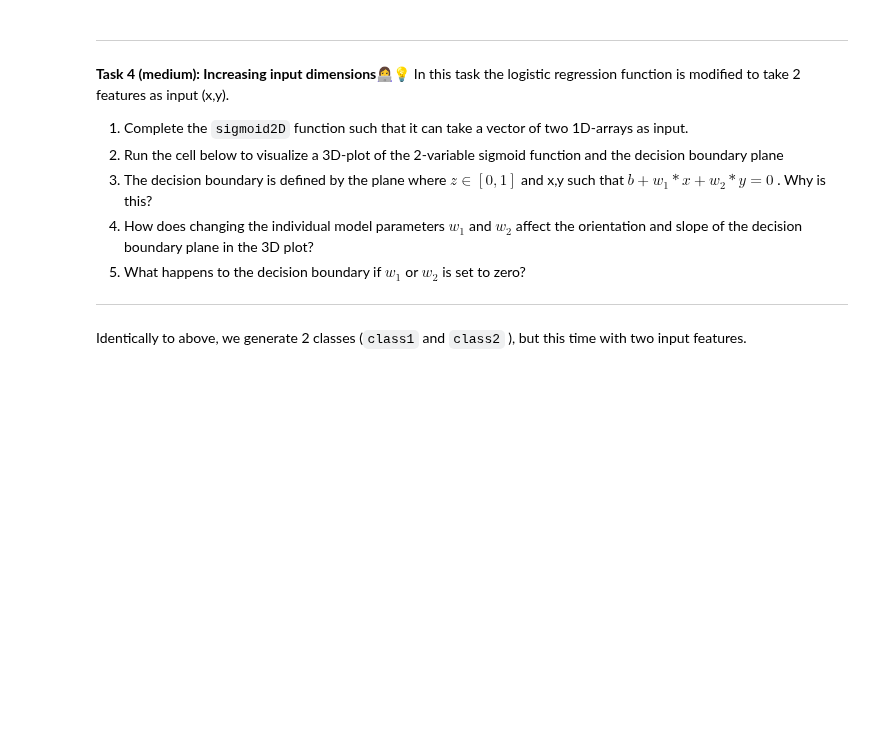
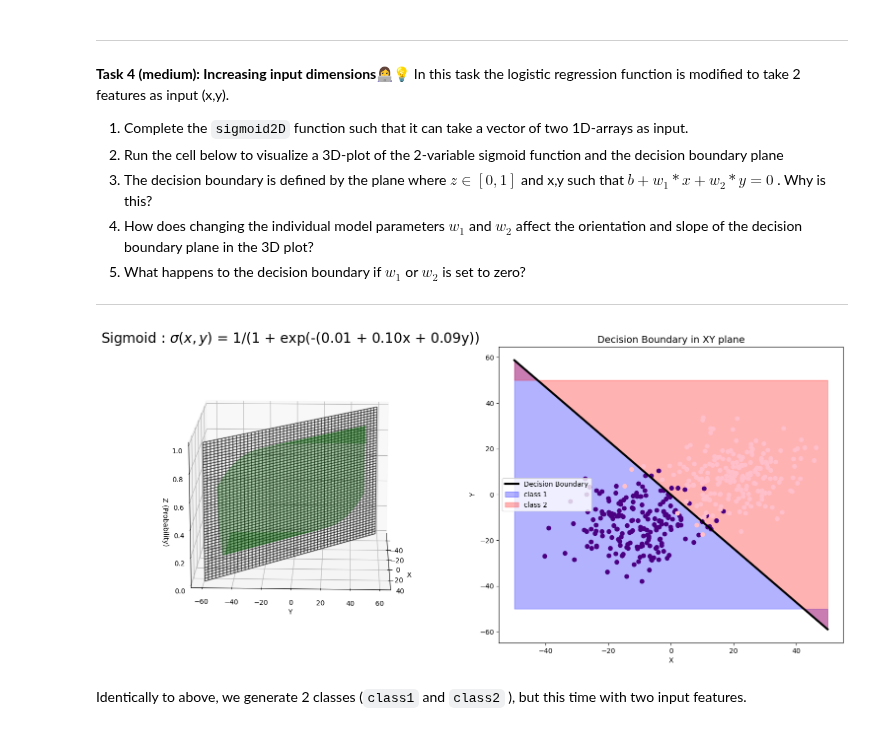
Before and after one commit to Mie-Jonasson/ComputerScienceMasters, a Jupyter notebook: IntroductionToMachineLearning/Exercises/W10/01-logistic_regression.ipynb, the cells around one changed output. Cells and saved outputs as stored; diff of their text form; code cells hidden in the pictures; blank space fills up the shorter version.

```diff
--- a/IntroductionToMachineLearning/Exercises/W10/01-logistic_regression.ipynb
+++ b/IntroductionToMachineLearning/Exercises/W10/01-logistic_regression.ipynb
@@ -175,5 +181,7 @@ def predict(x,w):
 # %% [markdown]
 The cell below visualizes the predictions.
+# %%
+params = [1.5, 0.15]
 # %%
 x_all = np.concatenate([x1,x2])
 y_all = np.concatenate([y1+np.random.normal(0,0.01,200),y2+np.random.normal(-0,0.01,200)])
@@ -220,13 +239,15 @@ def sigmoid2D(X,params) :  # sigmoid function
     :return: output values of the sigmoid function.
     """
     # Write solutions here
-    ...
+    z = X[0] * params[1] + X[1] * params[2] + params[0]
+    return sigmoid(z)
+
 
 #### Plotting
 x = np.linspace(-50, 50, 1000)
 y = np.linspace(-50, 50, 1000)
 X, Y = np.meshgrid(x, y)
-params3 = [0.07,0.037,0.085]
+params3 = [0.01,0.1,0.085] # [0.07,0.037,0.085]
 Z = sigmoid2D((X, Y),params3)
 
 fig = plt.figure(figsize=(15,7))
@@ -239,30 +260,35 @@ y_decision_boundary = -(params3[0]/params3[2]) - (params3[1]/params3[2]) * x
 
 # Create mesh for decision boundary plane in 3D space
 Y_decision, Z_decision = np.meshgrid(y_decision_boundary, np.linspace(0, 1, 1000))  # z from 0 to 1 for probabilities
 X_decision = np.tile(x, (len(Y_decision), 1))  # x values remain constant for the plane
 
 # Plot the decision boundary as a wireframe to make it clearly visible
 boundary_surface = ax1.plot_wireframe(X_decision, Y_decision, Z_decision, color='black', alpha=0.6, label='Decision Boundary')
 sigmoid_surface = ax1.plot_surface(X, Y, Z, color='green', alpha=0.3)  # making it more transparent
 
 ax1.set_title(r"Sigmoid : $\sigma(x,y)$ = 1/(1 + exp(-(%.2f + %.2fx + %.2fy))"%(params3[0],params3[1],params3[2]), fontsize=20)
 ax1.set_xlabel('X')
 ax1.set_ylabel('Y')
 ax1.set_zlabel('Z (Probability)')
 ax1.view_init(elev=15., azim=2)
 
 # ----- Second subplot: 2D projection of the decision boundary -----
 ax2 = fig.add_subplot(1, 2, 2)  # 1 row, 2 columns, second plot
 
 # Plot the decision boundary line
 ax2.plot(x, y_decision_boundary, color='black',linewidth=3, label='Decision Boundary')
 ax2.fill_between(x, y_decision_boundary, y[0], color='blue', alpha=0.3, label = 'class 1')  # Optional: fill area under the line
 ax2.fill_between(x, y_decision_boundary, y[-1], color='red', alpha=0.3, label = 'class 2')  # Optional: fill area under the line
 
 ax2.set_xlabel('X')
 ax2.set_ylabel('Y')
 ax2.set_title('Decision Boundary in XY plane', fontsize=14)
 ax2.legend()
+z_bool = np.array([bool(x) for x in z_all])
+ax2.scatter(p_all[~z_bool], q_all[~z_bool], color="indigo")
+ax2.scatter(p_all[z_bool], q_all[z_bool], color="pink")
 
 plt.tight_layout()
 plt.show()
+# %% [output]
+[figure, added]
```
Also changed, not shown: parts of 18 cells of this notebook, 2 other files.
